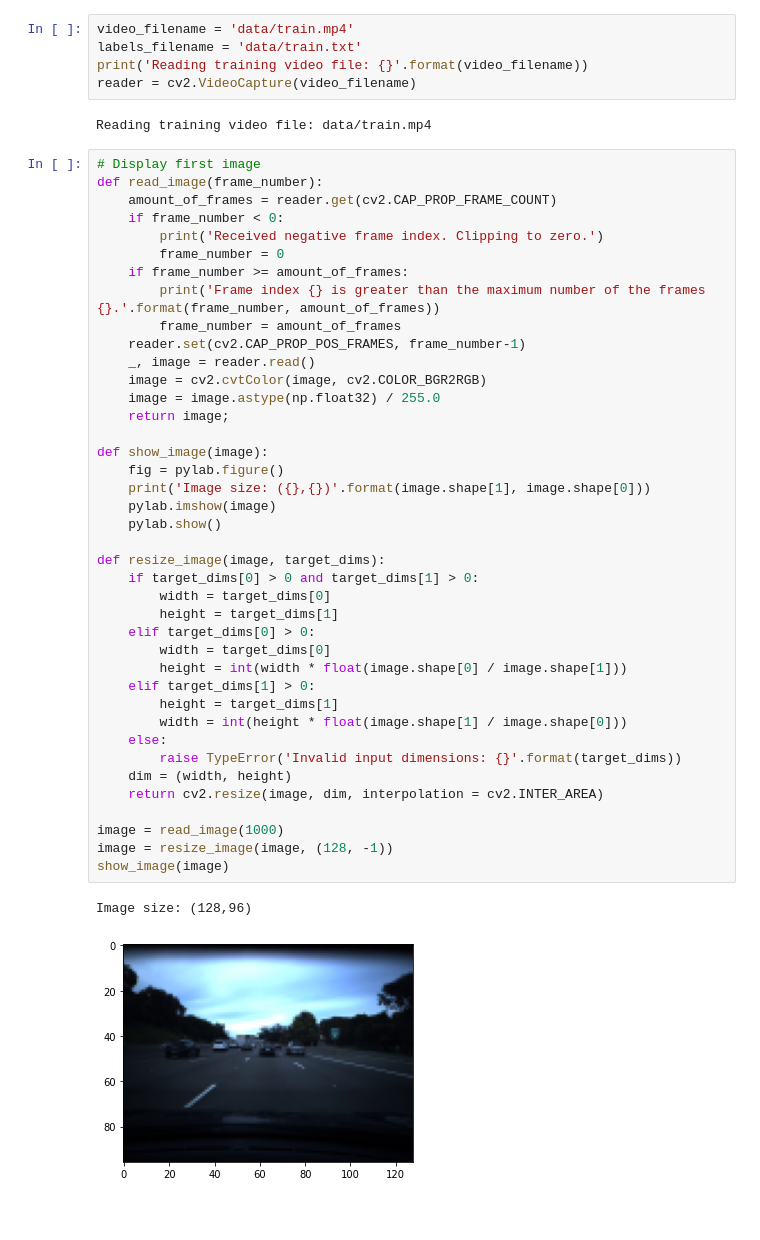
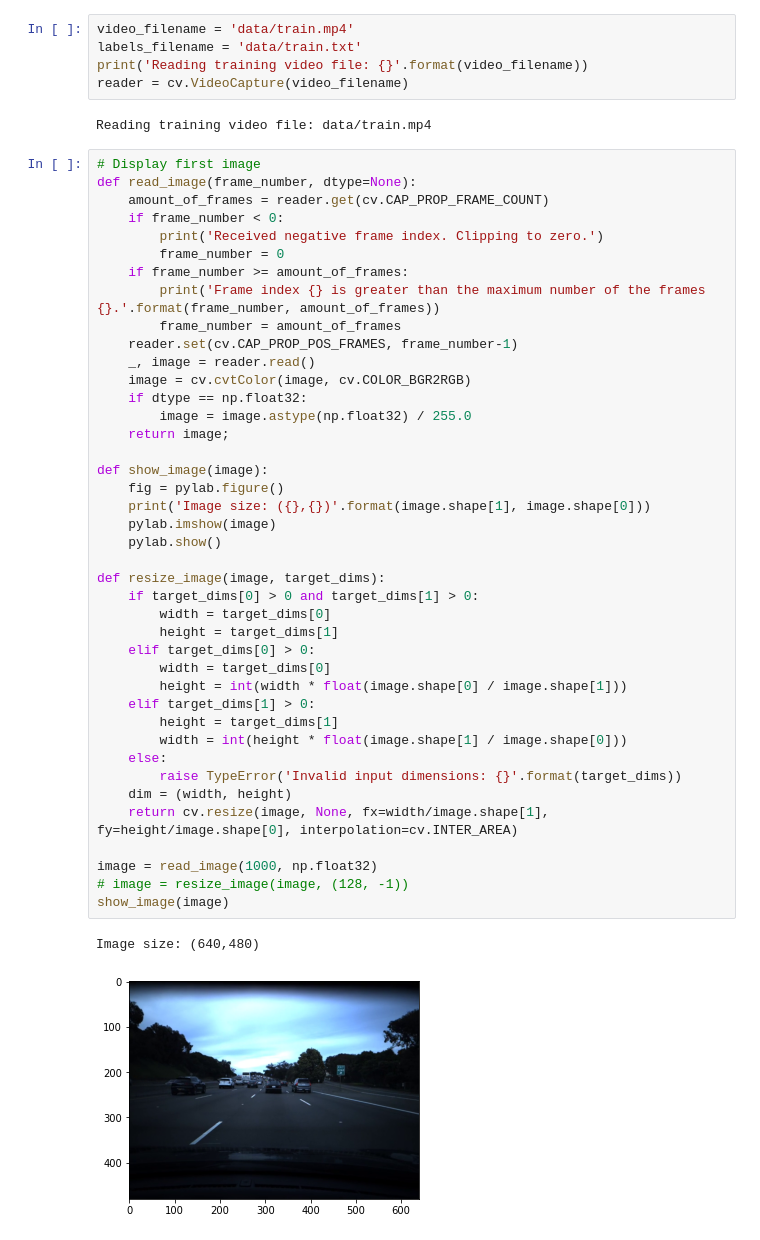
Before and after one commit to seifeddinedridi/machine-learning-fun, a Jupyter notebook: speed_challenge/predict_car_speed_convert_dataset.ipynb, the cells around one changed output. Drawn from its saved outputs; the diff is of its cells as text; blank space fills up the shorter version.

```diff
--- a/speed_challenge/predict_car_speed_convert_dataset.ipynb
+++ b/speed_challenge/predict_car_speed_convert_dataset.ipynb
@@ -7,52 +7,53 @@ import numpy as np
 video_filename = 'data/train.mp4'
 labels_filename = 'data/train.txt'
 print('Reading training video file: {}'.format(video_filename))
-reader = cv2.VideoCapture(video_filename)
+reader = cv.VideoCapture(video_filename)
 # %% [output]
 Reading training video file: data/train.mp4
 # %%
 # Display first image
-def read_image(frame_number):
-    amount_of_frames = reader.get(cv2.CAP_PROP_FRAME_COUNT)
+def read_image(frame_number, dtype=None):
+    amount_of_frames = reader.get(cv.CAP_PROP_FRAME_COUNT)
     if frame_number < 0:
         print('Received negative frame index. Clipping to zero.')
         frame_number = 0
     if frame_number >= amount_of_frames:
         print('Frame index {} is greater than the maximum number of the frames {}.'.format(frame_number, amount_of_frames))
         frame_number = amount_of_frames
-    reader.set(cv2.CAP_PROP_POS_FRAMES, frame_number-1)
+    reader.set(cv.CAP_PROP_POS_FRAMES, frame_number-1)
     _, image = reader.read()
-    image = cv2.cvtColor(image, cv2.COLOR_BGR2RGB)
-    image = image.astype(np.float32) / 255.0
+    image = cv.cvtColor(image, cv.COLOR_BGR2RGB)
+    if dtype == np.float32:
+        image = image.astype(np.float32) / 255.0
     return image;
 
 def show_image(image):
     fig = pylab.figure()
     print('Image size: ({},{})'.format(image.shape[1], image.shape[0]))
     pylab.imshow(image)
     pylab.show()
 
 def resize_image(image, target_dims):
     if target_dims[0] > 0 and target_dims[1] > 0:
         width = target_dims[0]
         height = target_dims[1]
     elif target_dims[0] > 0:
         width = target_dims[0]
         height = int(width * float(image.shape[0] / image.shape[1]))
     elif target_dims[1] > 0:
         height = target_dims[1]
         width = int(height * float(image.shape[1] / image.shape[0]))
     else:
         raise TypeError('Invalid input dimensions: {}'.format(target_dims))
     dim = (width, height)
-    return cv2.resize(image, dim, interpolation = cv2.INTER_AREA)
+    return cv.resize(image, None, fx=width/image.shape[1], fy=height/image.shape[0], interpolation=cv.INTER_AREA)
 
-image = read_image(1000)
-image = resize_image(image, (128, -1))
+image = read_image(1000, np.float32)
+# image = resize_image(image, (128, -1))
 show_image(image)
 # %% [output]
-Image size: (128,96)
+Image size: (640,480)
-[figure, old version]
+[figure, new version]
 # %%
 # Read the training images and labels
 def read_training_dataset():
```
Also changed, not shown: parts of 4 cells of this notebook, 2 other files.
